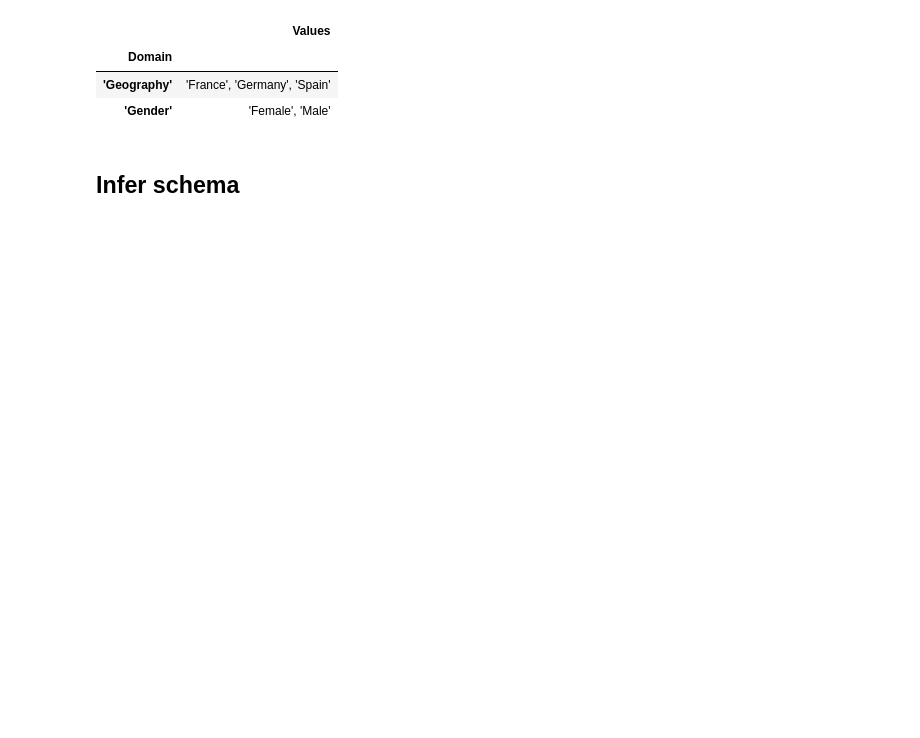
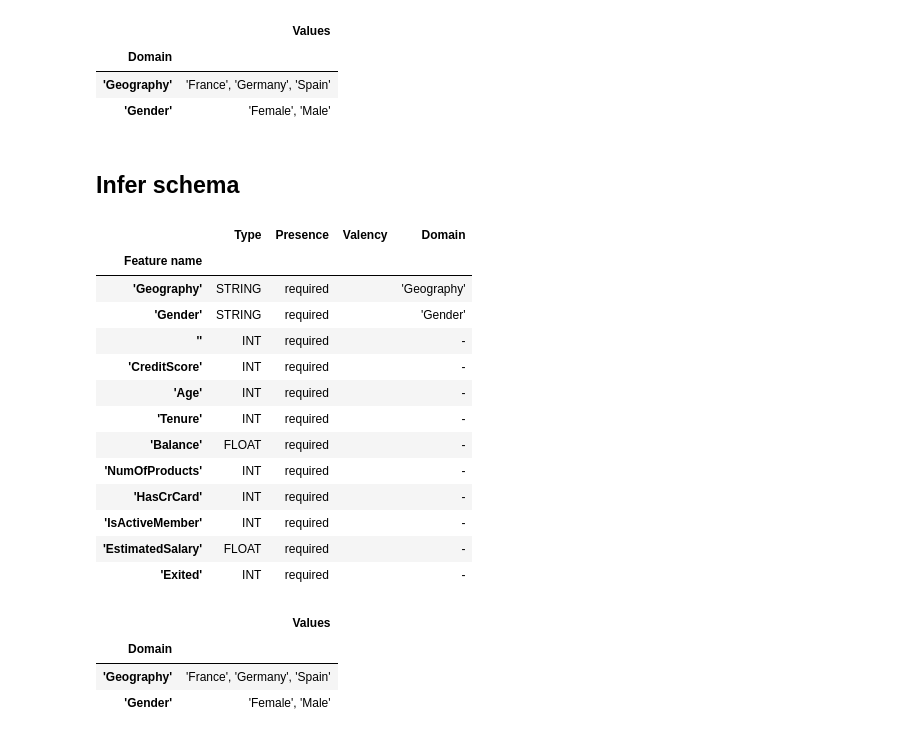
Before and after one commit to nodamu/mlops-kubeflow, a Jupyter notebook: notebooks/tfx_version.ipynb, the cells around one changed output. Cells and saved outputs as stored; diff of their text form; code cells hidden in the pictures; blank space fills up the shorter version.

Commit message:
Added TFDV section

```diff
--- a/notebooks/tfx_version.ipynb
+++ b/notebooks/tfx_version.ipynb
@@ -85,3 +118,32 @@ tfdv.display_schema(schema=schema)
 | 'Gender' | 'Female', 'Male' |
 # %% [markdown]
 ## Infer schema
+# %%
+#  All features are by default in both TRAINING and SERVING environments.
+schema.default_environment.append('TRAINING')
+schema.default_environment.append('EVALUATION')
+schema.default_environment.append('SERVING')
+
+# Specify that the class feature is not in SERVING environment.
+tfdv.get_feature(schema, TARGET_FEATURE_NAME).not_in_environment.append('SERVING')
+# %%
+tfdv.display_schema(schema=schema)
+# %% [output]
+|  | Type | Presence | Valency | Domain |
+| Feature name |  |  |  |  |
+| 'Geography' | STRING | required |  | 'Geography' |
+| 'Gender' | STRING | required |  | 'Gender' |
+| '' | INT | required |  | - |
+| 'CreditScore' | INT | required |  | - |
+| 'Age' | INT | required |  | - |
+| 'Tenure' | INT | required |  | - |
+| 'Balance' | FLOAT | required |  | - |
+| 'NumOfProducts' | INT | required |  | - |
+| 'HasCrCard' | INT | required |  | - |
+| 'IsActiveMember' | INT | required |  | - |
+| 'EstimatedSalary' | FLOAT | required |  | - |
+| 'Exited' | INT | required |  | - |
+|  | Values |
+| Domain |  |
+| 'Geography' | 'France', 'Germany', 'Spain' |
+| 'Gender' | 'Female', 'Male' |
```
Also changed, not shown: parts of 16 cells of this notebook, 3 other files.
